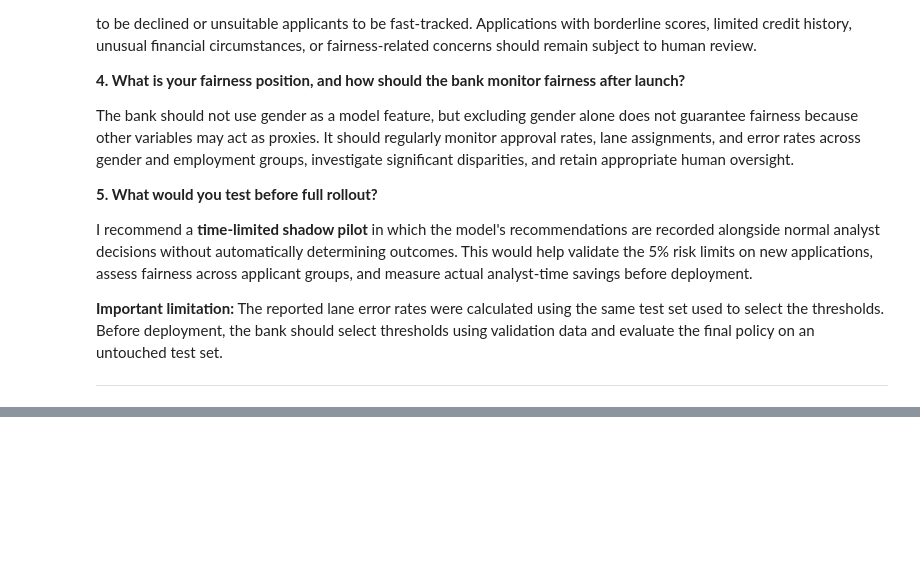
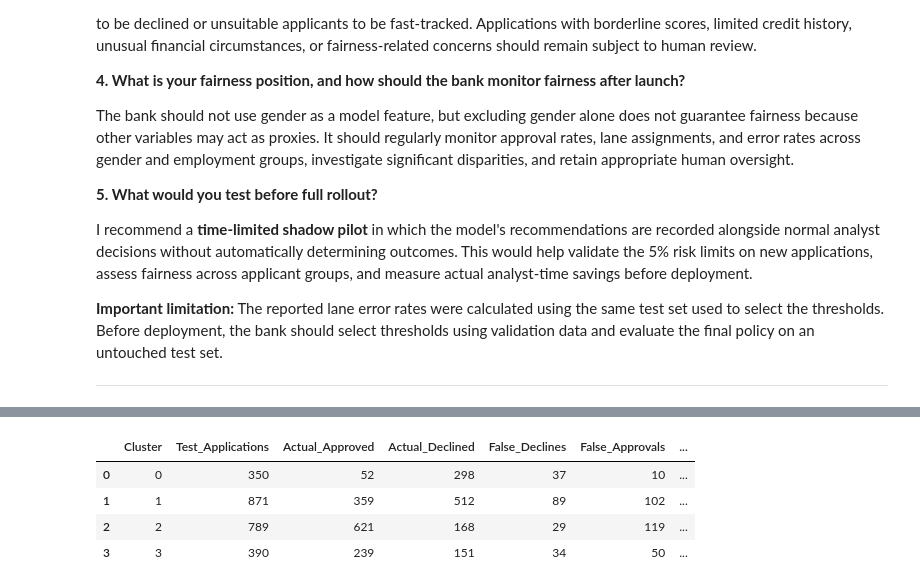
Before and after one commit to rameshworkmail111-stack/Mini_UseCase_02_Credit_Pre-Screening_Engine, a Jupyter notebook: VALLE_RAMESH_MUC02_Path3_Notebook.ipynb, the cells around one changed output, grey strips where cells are left out. Cells and saved outputs as stored; diff of their text form; code cells hidden in the pictures; blank space fills up the shorter version.

Commit message:
Update Step 5.12 clustering analysis

```diff
--- a/VALLE_RAMESH_MUC02_Path3_Notebook.ipynb
+++ b/VALLE_RAMESH_MUC02_Path3_Notebook.ipynb
@@ -4465,0 +4491,99 @@ Overall, the Credit Pre-Screening Engine demonstrates how **data analysis, featu
+# %%
+# Step 5.12.6 — Analyse False Declines and False Approvals by Cluster
+
+# Target encoding: 0 = Approved, 1 = Declined
+
+# False decline: historically Approved, predicted Declined
+cluster_error_data["False_Decline"] = (
+    (cluster_error_data["Actual_Decision"] == 0)
+    & (cluster_error_data["Predicted_Decision"] == 1)
+)
+
+# False approval: historically Declined, predicted Approved
+cluster_error_data["False_Approval"] = (
+    (cluster_error_data["Actual_Decision"] == 1)
+    & (cluster_error_data["Predicted_Decision"] == 0)
+)
+
+# Identify the actual historical outcome counts in each test cluster
+error_type_profile = (
+    cluster_error_data
+    .groupby("Cluster")
+    .agg(
+        Test_Applications=("Cluster", "size"),
+        Actual_Approved=("Actual_Decision", lambda x: (x == 0).sum()),
+        Actual_Declined=("Actual_Decision", lambda x: (x == 1).sum()),
+        False_Declines=("False_Decline", "sum"),
+        False_Approvals=("False_Approval", "sum")
+    )
+    .reset_index()
+)
+
+# False-decline rate: false declines among historically approved applications
+error_type_profile["False_Decline_Rate"] = (
+    error_type_profile["False_Declines"]
+    / error_type_profile["Actual_Approved"].replace(0, np.nan)
+)
+
+# False-approval rate: false approvals among historically declined applications
+error_type_profile["False_Approval_Rate"] = (
+    error_type_profile["False_Approvals"]
+    / error_type_profile["Actual_Declined"].replace(0, np.nan)
+)
+
+# Overall classification error rate
+error_type_profile["Model_Errors"] = (
+    error_type_profile["False_Declines"]
+    + error_type_profile["False_Approvals"]
+)
+
+error_type_profile["Model_Error_Rate"] = (
+    error_type_profile["Model_Errors"]
+    / error_type_profile["Test_Applications"]
+)
+
+display(
+    error_type_profile.style.format({
+        "False_Decline_Rate": "{:.2%}",
+        "False_Approval_Rate": "{:.2%}",
+        "Model_Error_Rate": "{:.2%}"
+    })
+)
+
+# Validation checks
+assert error_type_profile["Test_Applications"].sum() == len(raw_test)
+
+assert (
+    error_type_profile["False_Declines"].sum()
+    + error_type_profile["False_Approvals"].sum()
+    == cluster_error_data["Model_Error"].sum()
+)
+
+assert (
+    error_type_profile["Actual_Approved"].sum()
+    + error_type_profile["Actual_Declined"].sum()
+    == len(raw_test)
+)
+
+print("Total test applications:", error_type_profile["Test_Applications"].sum())
+print("Total classification errors:", error_type_profile["Model_Errors"].sum())
+
+print(
+    "Cluster with highest false-decline rate:",
+    error_type_profile.loc[
+        error_type_profile["False_Decline_Rate"].idxmax(), "Cluster"
+    ]
+)
+
+print(
+    "Cluster with highest false-approval rate:",
+    error_type_profile.loc[
+        error_type_profile["False_Approval_Rate"].idxmax(), "Cluster"
+    ]
+)
+# %% [output]
+|  | Cluster | Test_Applications | Actual_Approved | Actual_Declined | False_Declines | False_Approvals | ... |
+| 0 | 0 | 350 | 52 | 298 | 37 | 10 | ... |
+| 1 | 1 | 871 | 359 | 512 | 89 | 102 | ... |
+| 2 | 2 | 789 | 621 | 168 | 29 | 119 | ... |
+| 3 | 3 | 390 | 239 | 151 | 34 | 50 | ... |
```
Also changed, not shown: parts of 29 cells of this notebook.
